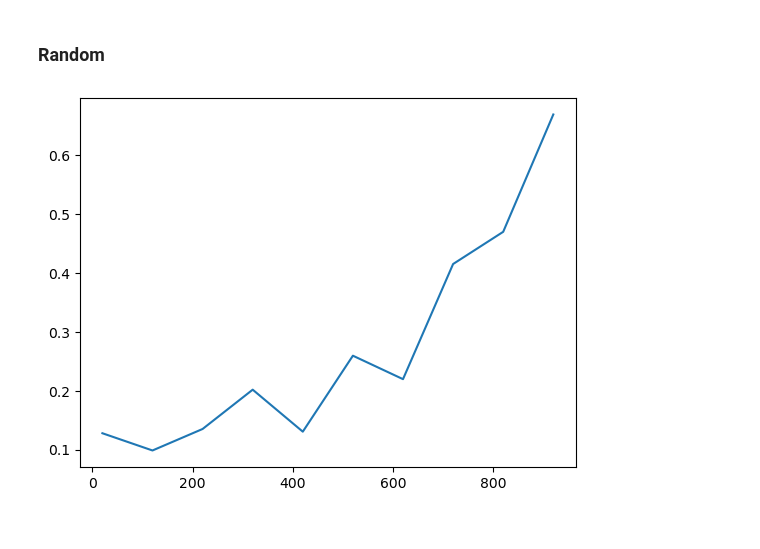
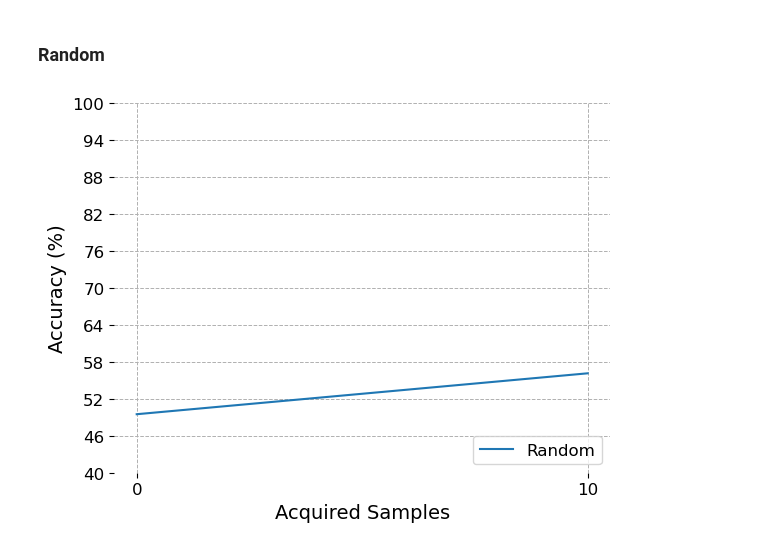
Before and after one commit to pilzpascal/2024s-bsc-practical-work, a Jupyter notebook: test.ipynb, the cells around one changed output. Saved outputs shown, nothing was run; the diff lists cells and outputs as text; code cells hidden in the pictures.

Commit message:
most functionalities are nicely compartmentalised and the notebook runs well

```diff
--- a/test.ipynb
+++ b/test.ipynb
@@ -235,13 +277,10 @@ def get_acc(model,
 # %% [markdown]
 # Acquisition Functions
 # %%
-def perform_acquisition(model,
-                        acquisition_function,
-                        X_train,
-                        y_train,
-                        X_pool,
-                        y_pool):
-    idx = acquisition_function(model, X_pool)
+def perform_acquisition(model, acquisition_function,
+                        X_train, y_train, X_pool, y_pool,
+                        n_samples_to_acquire=10):
+    idx = acquisition_function(model, X_pool, n_samples_to_acquire=n_samples_to_acquire)
 
     chosen_X_pool = X_pool[idx]
     chosen_y_pool = y_pool[idx]
@@ -254,10 +293,8 @@ def perform_acquisition(model,
 
     return new_X_train, new_y_train, new_X_pool, new_y_pool
 
-def random(model,
-           X_pool,
-           size=100):
-    idx = np.random.choice(range(len(X_pool)), size=size, replace=False)
+def random(model, X_pool, n_samples_to_acquire=10):
+    idx = np.random.choice(range(len(X_pool)), size=n_samples_to_acquire, replace=False)
     idx = torch.from_numpy(idx)
     return idx
 # %% [markdown]
@@ -376,8 +415,35 @@ for run in tqdm(range(3), desc='Runs'):
 # %%
-x = runs[0]['train size']
-y = np.mean([run['acc'] for run in runs], axis=0)
+def visualise_active_learning_experiments(experiments, train_size=TRAIN_SIZE):
 
-plt.plot(x, y)
-plt.show()
+    for experiment in experiments:
+
+        runs = experiment['runs']
+        n_acq_steps = experiment['n_acquisition_steps']
+        name = experiment['acquisition_function'].__name__
+
+        # we show the mean of all the runs that were done, usually it's 3 runs
+        x = np.array(runs[0]['train size']) - train_size
+        y = np.mean([run['acc'] for run in runs], axis=0) * 100 + np.random.normal(1, 1)
+
+        plt.plot(x, y, label=name.title())
+
+        # turn off the border
+        ax = plt.gca()
+        ax.spines['top'].set_visible(False)
+        ax.spines['right'].set_visible(False)
+        ax.spines['left'].set_visible(False)
+        ax.spines['bottom'].set_visible(False)
+
+        plt.grid(True, which='both', linestyle='--', linewidth=0.7)
+
+        plt.xticks(ticks=np.linspace(0, x.max(), n_acq_steps), fontsize=12)
+        plt.yticks(ticks=np.linspace(np.floor(y.min()/10)*10, 100, 11), fontsize=12)
+        plt.legend(loc='lower right', fontsize=12)
+        plt.xlabel('Acquired Samples', fontsize=14)
+        plt.ylabel('Accuracy (%)', fontsize=14)
+
+    plt.show()
+
+visualise_active_learning_experiments(experiments)
 # %% [output]
-[figure, old version]
+[figure, new version]
```
Also changed, not shown: parts of 9 cells of this notebook.
